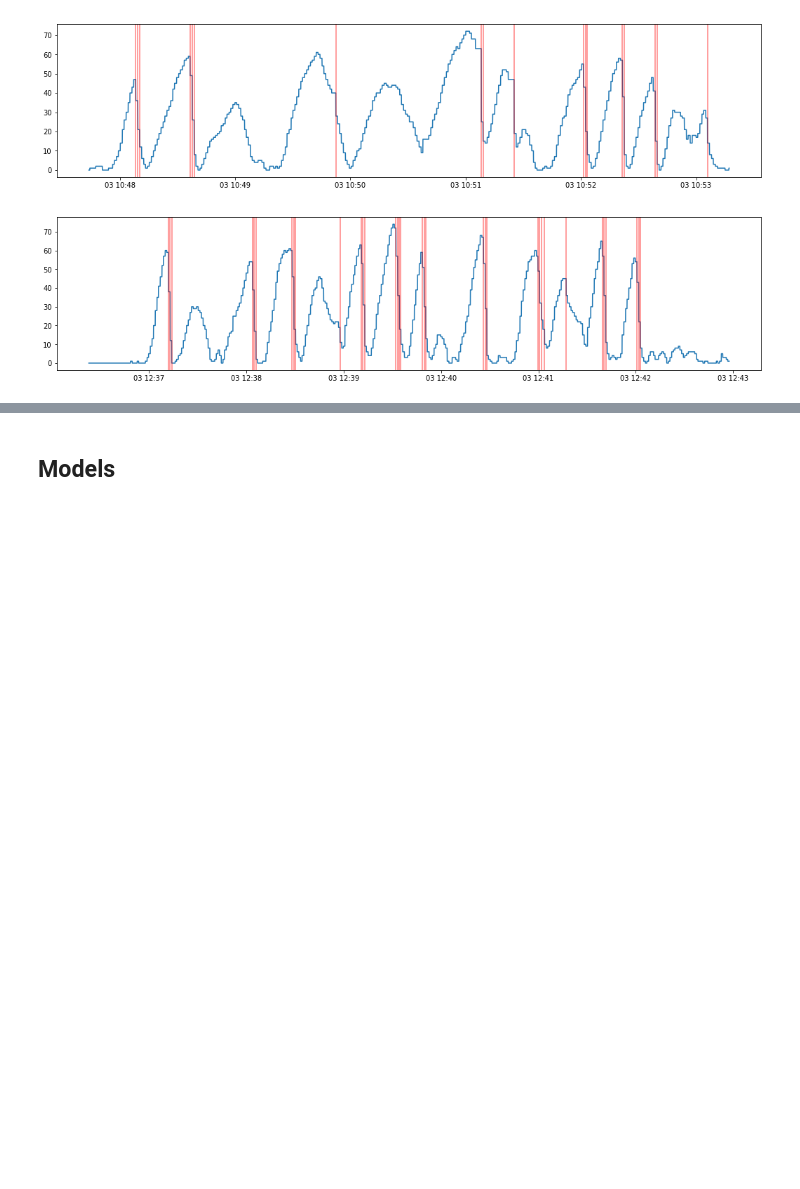
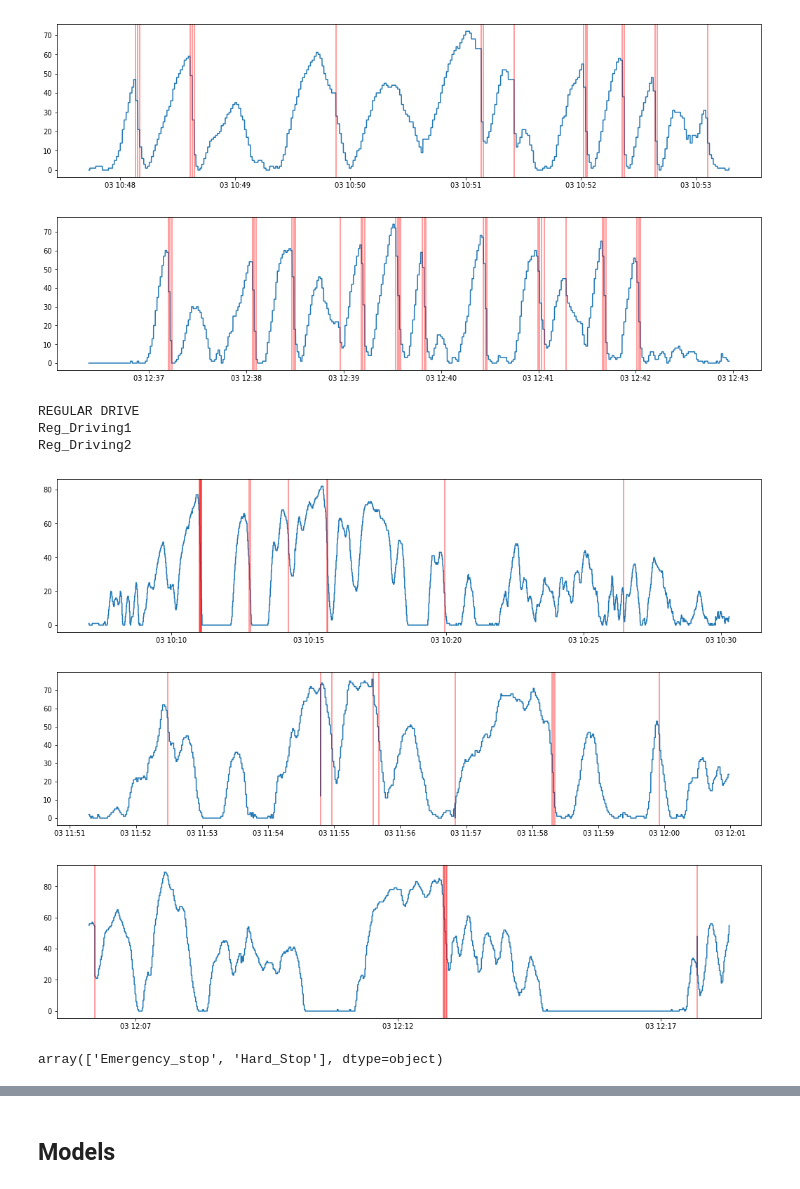
Before and after one commit to lirazch/RoadTrackACC, a Jupyter notebook: NewAnotationFormatNotebook_v1.ipynb, the cells around one changed output, grey strips where cells are left out. Drawn from its saved outputs; the diff is of its cells as text; code cells hidden in the pictures; blank space fills up the shorter version.

```diff
--- a/NewAnotationFormatNotebook_v1.ipynb
+++ b/NewAnotationFormatNotebook_v1.ipynb
@@ -238,3 +239,27 @@ Emergency_stop
 Hard_Stop
 [figure]
 [figure]
+# %%
+# standard drive speed drops
+
+for sheet in big_df[big_df['cat_id']==0].sheet.unique():
+    print(sheet)
+    fig,ax = plt.subplots(figsize=(18,4))
+    df = big_df[(big_df['cat_id']==0)&(big_df.sheet==sheet)]
+    ax.plot(df.index, df['Speed'])
+
+    #for stop in hard_stop_list[:115]:
+    for stop in df['Speed'].diff().iteritems():
+        if stop[1]<hard_Stop_threshold:
+            ax.axvline(x=stop[0], color='r',alpha=0.5)
+# %% [output]
+REGULAR DRIVE
+Reg_Driving1
+Reg_Driving2
+[figure, added]
+[figure, added]
+[figure, added]
+# %%
+big_df[big_df['cat_id']==5].sheet.unique()
+# %% [output]
+array(['Emergency_stop', 'Hard_Stop'], dtype=object)
```
Also changed, not shown: parts of 36 cells of this notebook, 1 other file.
